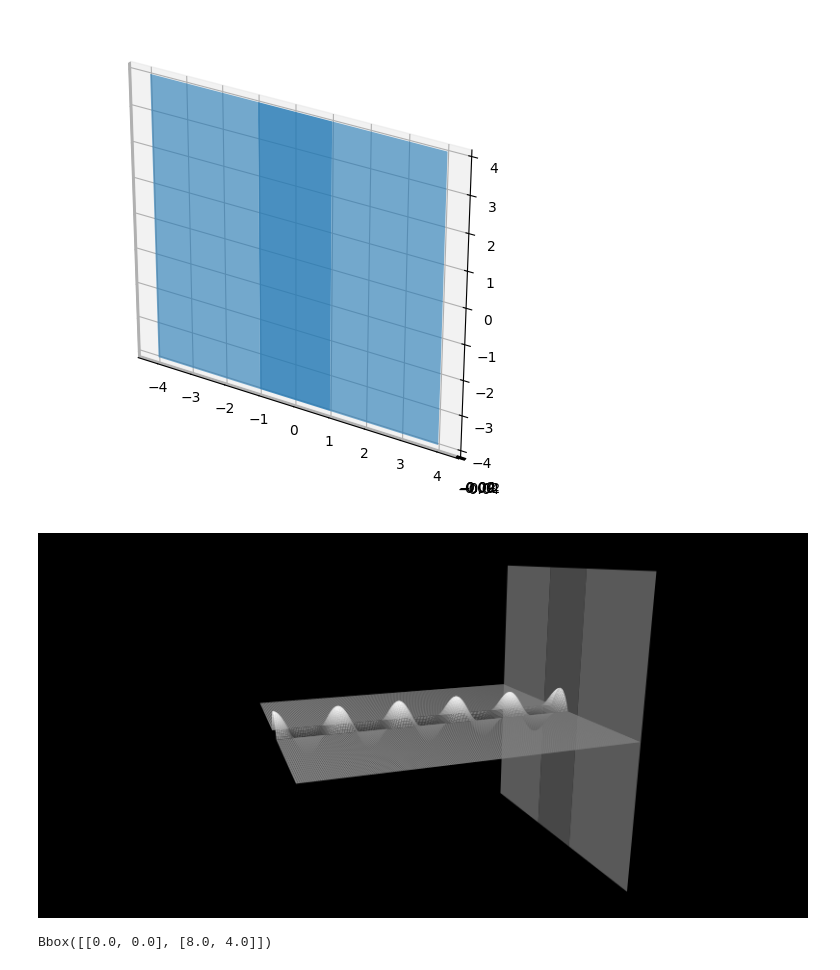
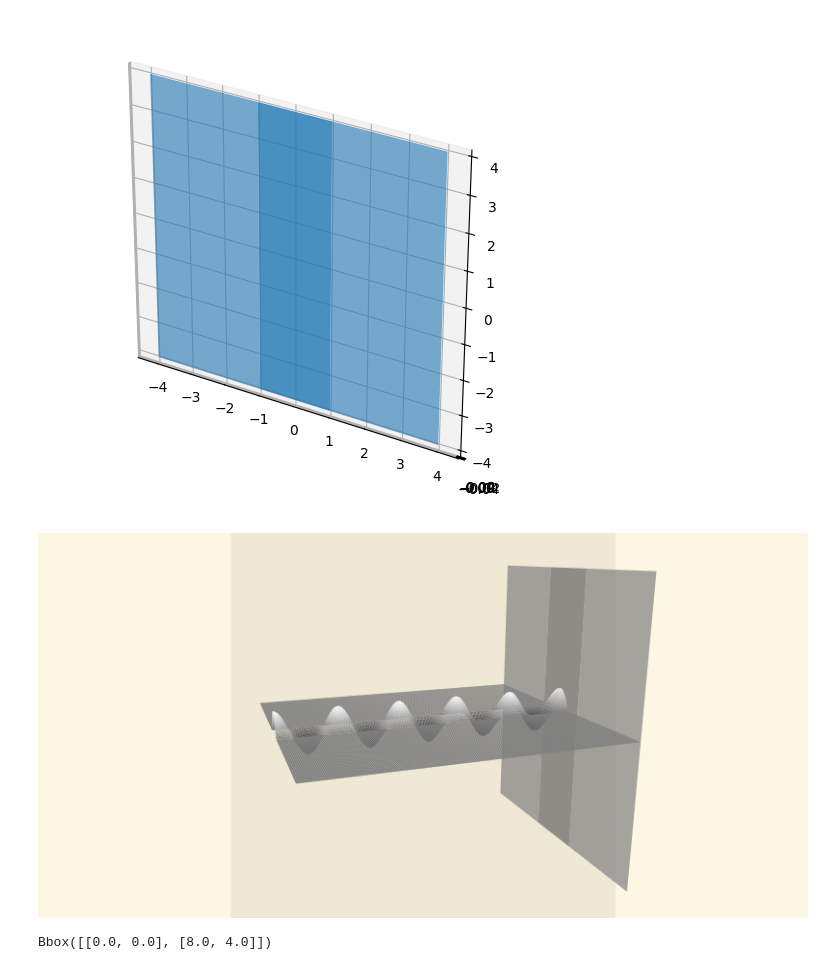
Before and after one commit to pumpkinpieter/slab, a Jupyter notebook: notebooks/Image_Creation/Basic_3_Layer/Images_for_3_Layer_Guide.ipynb, the cells around one changed output. Cells and saved outputs as stored; diff of their text form; code cells hidden in the pictures.

Commit message:
Trying for theme switching with images.

```diff
--- a/notebooks/Image_Creation/Basic_3_Layer/Images_for_3_Layer_Guide.ipynb
+++ b/notebooks/Image_Creation/Basic_3_Layer/Images_for_3_Layer_Guide.ipynb
@@ -107,30 +107,30 @@ with plt.style.context('default'):
 # %%
 plt.close('all')
 
 xs = np.concatenate([np.linspace(-4, Lx, 2), np.linspace(Lx, Rx, 30)[1:], np.linspace(Rx, 4, 2)[1:]])
 # xs = np.linspace(Lx, Rx, 30)
-with plt.style.context('dark_background'):
+with plt.style.context('Solarize_Light2'):
     Fx = lambda x, y: quadratic_piecewise2d(x, y)
     fig, ax = A.plot_field_2d_surface(Fx, xs=xs,
                                       zmin=-9, zmax=0, zref=200,
                                       z_lim_factor=1,
                                       cstride=1, rstride=1,
                                       # cmap=None,
                                       figsize=(8,4),
                                       cmap='gist_grey', show_axis=False,
                                       elev=15, azim=-20, roll=0,
                                       zoom=2, alpha=1)
     # fig.set_facecolor('red')
     # ax.set_aspect('equal')
     # ax.set_axis_on()
     ax.set_proj_type('persp', focal_length=0.3)
     poly_center = Poly3DCollection(verts_center, color='.4', alpha=.7, lw=0, clip_on=False)
     poly_right = Poly3DCollection(verts_right, color='.5', alpha=.7, lw=0, clip_on=False)
     poly_left = Poly3DCollection(verts_left, color='.5', alpha=.7, lw=0, clip_on=False)
     ax.add_collection3d(poly_center)
     ax.add_collection3d(poly_right)
     ax.add_collection3d(poly_left)
     ax.set_box_aspect((8,9,8), zoom=1.4)
     # fig.tight_layout();
 # %% [output]
-[figure, old version]
+[figure, new version]
```
Also changed, not shown: parts of 12 cells of this notebook, 2 other files.
